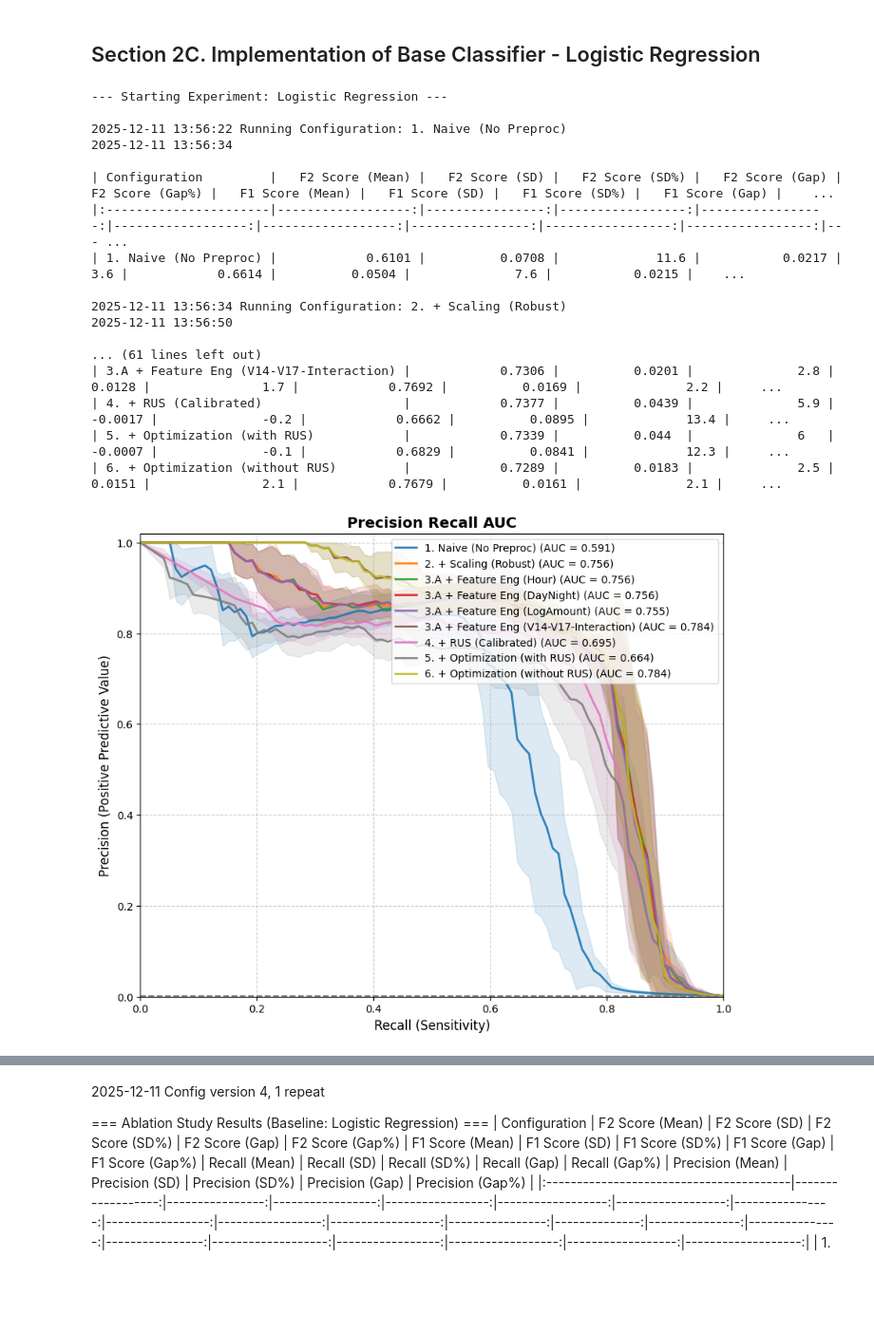
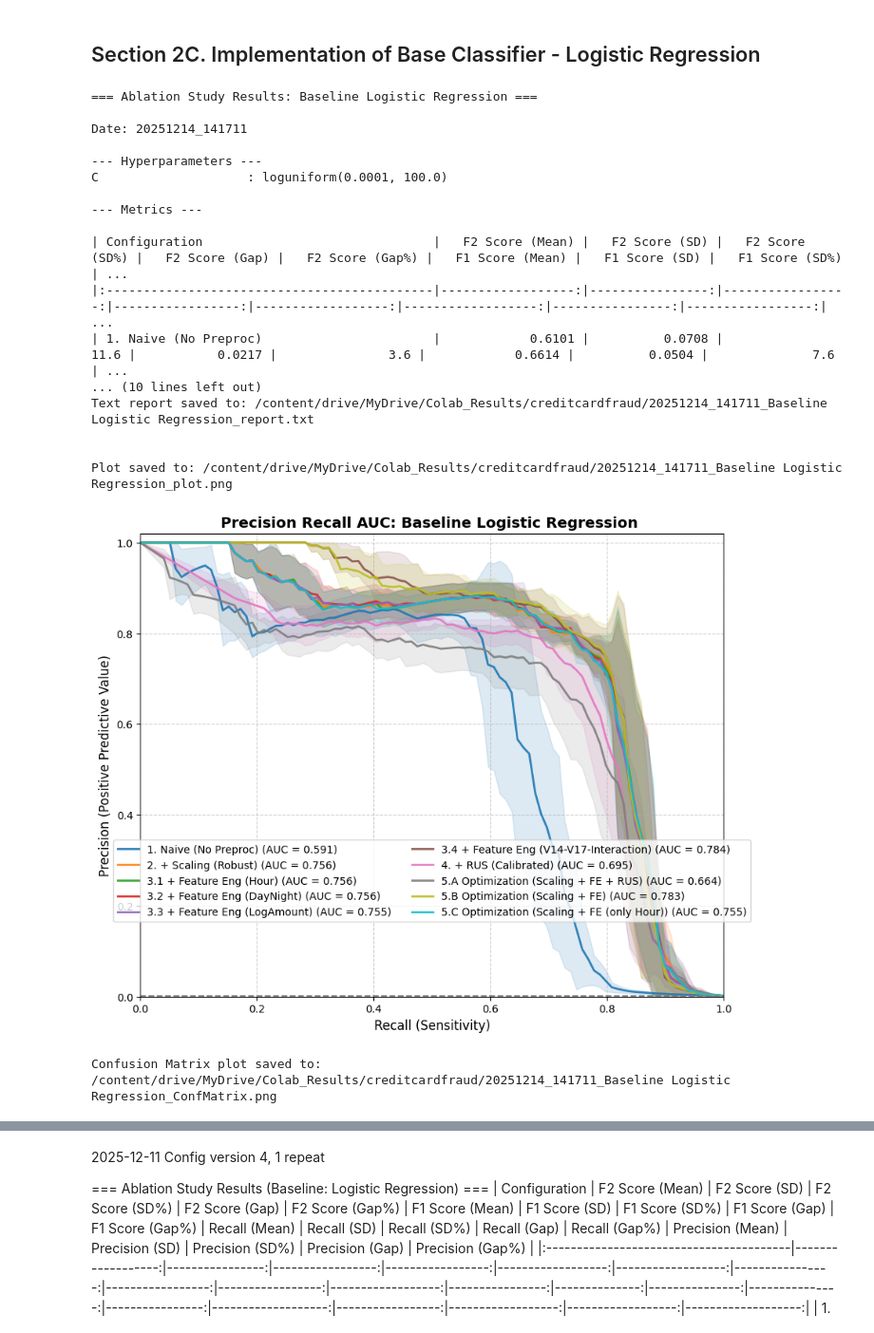
Before and after one commit to ang-bill/IU-DLMDSME01-Credit-Card-Fraud-Detection, a Jupyter notebook: Task1_Credit_Card_Fraud_Detection_Classifier_1.ipynb, the cells around one changed output, grey strips where cells are left out. Shown at 95% size. Saved outputs shown, nothing was run; the diff lists cells and outputs as text; code cells hidden in the pictures; blank space fills up the shorter version.

Commit message:
Evaluation of results

```diff
--- a/Task1_Credit_Card_Fraud_Detection_Classifier_1.ipynb
+++ b/Task1_Credit_Card_Fraud_Detection_Classifier_1.ipynb
@@ -353,11 +353,14 @@ configs = {
     "4. + RUS (Calibrated)": {
         'scale': True, 'fe_1': True, 'fe_2': True, 'fe_3': True, 'fe_4': True,  'rus': True, 'opt': False
     },
-    "5.A + Optimization (with RUS)": {
+    "5.A Optimization (Scaling + FE + RUS)": {
         'scale': True, 'fe_1': True, 'fe_2': True, 'fe_3': True, 'fe_4': True,  'rus': True, 'opt': True
     },
-    "5.B + Optimization (without RUS)": {
+    "5.B Optimization (Scaling + FE)": {
         'scale': True, 'fe_1': True, 'fe_2': True, 'fe_3': True, 'fe_4': True,  'rus': False, 'opt': True
+    },
+    "5.C Optimization (Scaling + FE (only Hour))": {
+        'scale': True, 'fe_1': True, 'fe_2': False, 'fe_3': False, 'fe_4': False,  'rus': False, 'opt': True
     }
 }
 # %%
@@ -396,5 +399,5 @@ print(f"{datetime.now().strftime('%Y-%m-%d %H:%M:%S')} Dataset Shape: {X.shape},
 # %%
-def run_ablation_study(experiment_name, base_clf, param_dist, X, y, configs, extra_pipeline_steps=None):
+def run_ablation_study(experiment_name, base_clf, param_dist, X, y, configs, outlier_detection=None):
     """
     Runs the full ablation study for a specific classifier.
 
@@ -451,16 +454,12 @@ def run_ablation_study(experiment_name, base_clf, param_dist, X, y, configs, ext
             if cfg['fe_4']:
                 steps.append(('fe_4', V14V17InteractionExtractor()))
 
-
             # 1b. Extra Steps (e.g., XGBOD TOS Generator)
-            if extra_pipeline_steps:
-                steps.extend(extra_pipeline_steps)
+            if outlier_detection:
+                steps.extend(outlier_detection)
 
             # 2. Scaling (RobustScaler)
             if cfg['scale']:
-                # Apply robust scaler to Amount, pass through others
-                # @TODO
-                # Note: For simplicity in this demo, we apply to all numericals coming out of previous step
                 steps.append(('scaler', RobustScaler()))
 
             # 3. Resampling (RUS)
@@ -648,5 +647,5 @@ def run_ablation_study(experiment_name, base_clf, param_dist, X, y, configs, ext
 # %%
-def plot_pr_curves_with_std(plotting_data, title="Precision-Recall Curve Comparison", save_path=None):
+def plot_pr_curves_with_std(plotting_data, title="Precision-Recall Curve", save_path=None):
     """
     Plots the Mean Precision-Recall Curve with Standard Deviation shading.
     """
@@ -657,7 +656,7 @@ def plot_pr_curves_with_std(plotting_data, title="Precision-Recall Curve Compari
         y_real_folds = data['y_real']
         y_proba_folds = data['y_proba']
 
-        # We will interpolate precision at these fixed recall points
+        # Interpolate precision at these fixed recall points
         mean_recall = np.linspace(0, 1, 100)
         precisions = []
 
@@ -698,7 +697,8 @@ def plot_pr_curves_with_std(plotting_data, title="Precision-Recall Curve Compari
     plt.ylabel('Precision (Positive Predictive Value)', fontsize=12)
     plt.title(title, fontsize=14, fontweight='bold')
     #plt.legend(bbox_to_anchor=(1.05, 1), loc='upper left', fontsize=10)
-    plt.legend(bbox_to_anchor=(0.5, 0.15), loc='upper center', ncol= 2, fontsize=10)
+    #plt.legend(bbox_to_anchor=(0.5, 0.15), loc='upper center', ncol= 2, fontsize=10)
+    plt.legend(bbox_to_anchor=(0.5, 0.15), loc='lower center', ncol= 2, fontsize=10)
     plt.grid(True, linestyle='--', alpha=0.6)
     plt.xlim([0.0, 1.0])
     plt.ylim([0.0, 1.02])
@@ -708,7 +708,7 @@ def plot_pr_curves_with_std(plotting_data, title="Precision-Recall Curve Compari
     no_skill = 0.00172
     plt.plot([0, 1], [no_skill, no_skill], linestyle='--', color='gray', label='No Skill (Baseline)')
 
-    plt.tight_layout()
+    #plt.tight_layout()
 
     if save_path:
         plt.savefig(save_path, dpi=300, bbox_inches='tight')
@@ -764,6 +841,7 @@ def visualize_results(exp_name, params, df_results, plot_data):
     # e.g., "experiments/20251211_204500_XGBoost_V5_NoRUS_report.txt"
     report_file = os.path.join(local_results_dir, f"{timestamp}_{exp_name}_report.txt")
     plot_file = os.path.join(local_results_dir, f"{timestamp}_{exp_name}_plot.png")
+    cm_plot_file = os.path.join(local_results_dir, f"{timestamp}_{exp_name}_ConfMatrix.png")
 
     with open(report_file, "w") as f:
         f.write(f"=== Ablation Study Results: {exp_name} ===\n")
@@ -782,44 +860,52 @@ def visualize_results(exp_name, params, df_results, plot_data):
     plot_pr_curves_with_std(plot_data,
                             title=f"Precision Recall AUC: {exp_name} ",
                             save_path=plot_file)
+
+    # Plot Confusion Matrices
+    plot_confusion_matrices(
+        plot_data,
+        title=f"Confusion Matrices ({exp_name})",
+        save_path=cm_plot_file
+    )
 # %% [markdown]
 ## Section 2C. Implementation of Base Classifier - Logistic Regression
 # %%
 from scipy.stats import loguniform
 
-lr_params = {'C': loguniform(1e-4, 1e2)}
+lr_params = {'C': loguniform(1e-4, 1)}
 
 df_results, plot_data = run_ablation_study(
     experiment_name="Logistic Regression",
     base_clf=LogisticRegression(solver='liblinear', random_state=42),
     param_dist=lr_params,
     X=X, y=y, configs=configs
 )
 
 visualize_results("Baseline Logistic Regression", lr_params, df_results, plot_data)
 
 # Metrics table
 #print("\n=== Ablation Study Results (Baseline: Logistic Regression) ===")
 #print(df_results.to_markdown(index=False))
 
 # Precision Recall AUC
 #plot_pr_curves_with_std(plot_data, title="Precision Recall AUC (Baseline: Logistic Regression)")
 # %% [output]
---- Starting Experiment: Logistic Regression ---
+=== Ablation Study Results: Baseline Logistic Regression ===
 
-2025-12-11 13:56:22 Running Configuration: 1. Naive (No Preproc)
-2025-12-11 13:56:34
+Date: 20251214_141711
 
-| Configuration         |   F2 Score (Mean) |   F2 Score (SD) |   F2 Score (SD%) |   F2 Score (Gap) |   F2 Score (Gap%) |   F1 Score (Mean) |   F1 Score (SD) |   F1 Score (SD%) |   F1 Score (Gap) |    ...
-|:----------------------|------------------:|----------------:|-----------------:|-----------------:|------------------:|------------------:|----------------:|-----------------:|-----------------:|--- ...
-| 1. Naive (No Preproc) |            0.6101 |          0.0708 |             11.6 |           0.0217 |               3.6 |            0.6614 |          0.0504 |              7.6 |           0.0215 |    ...
+--- Hyperparameters ---
+C                    : loguniform(0.0001, 100.0)
 
-2025-12-11 13:56:34 Running Configuration: 2. + Scaling (Robust)
-2025-12-11 13:56:50
+--- Metrics ---
 
-... (61 lines left out)
-| 3.A + Feature Eng (V14-V17-Interaction) |            0.7306 |          0.0201 |              2.8 |           0.0128 |               1.7 |            0.7692 |          0.0169 |              2.2 |     ...
-| 4. + RUS (Calibrated)                   |            0.7377 |          0.0439 |              5.9 |          -0.0017 |              -0.2 |            0.6662 |          0.0895 |             13.4 |     ...
-| 5. + Optimization (with RUS)            |            0.7339 |          0.044  |              6   |          -0.0007 |              -0.1 |            0.6829 |          0.0841 |             12.3 |     ...
-| 6. + Optimization (without RUS)         |            0.7289 |          0.0183 |              2.5 |           0.0151 |               2.1 |            0.7679 |          0.0161 |              2.1 |     ...
+| Configuration                               |   F2 Score (Mean) |   F2 Score (SD) |   F2 Score (SD%) |   F2 Score (Gap) |   F2 Score (Gap%) |   F1 Score (Mean) |   F1 Score (SD) |   F1 Score (SD%) | ...
+|:--------------------------------------------|------------------:|----------------:|-----------------:|-----------------:|------------------:|------------------:|----------------:|-----------------:| ...
+| 1. Naive (No Preproc)                       |            0.6101 |          0.0708 |             11.6 |           0.0217 |               3.6 |            0.6614 |          0.0504 |              7.6 | ...
+... (10 lines left out)
+Text report saved to: /content/drive/MyDrive/Colab_Results/creditcardfraud/20251214_141711_Baseline Logistic Regression_report.txt
+
+
+Plot saved to: /content/drive/MyDrive/Colab_Results/creditcardfraud/20251214_141711_Baseline Logistic Regression_plot.png
-[figure, old version]
+[figure, new version]
+Confusion Matrix plot saved to: /content/drive/MyDrive/Colab_Results/creditcardfraud/20251214_141711_Baseline Logistic Regression_ConfMatrix.png
```
Also changed, not shown: parts of 17 cells of this notebook.
